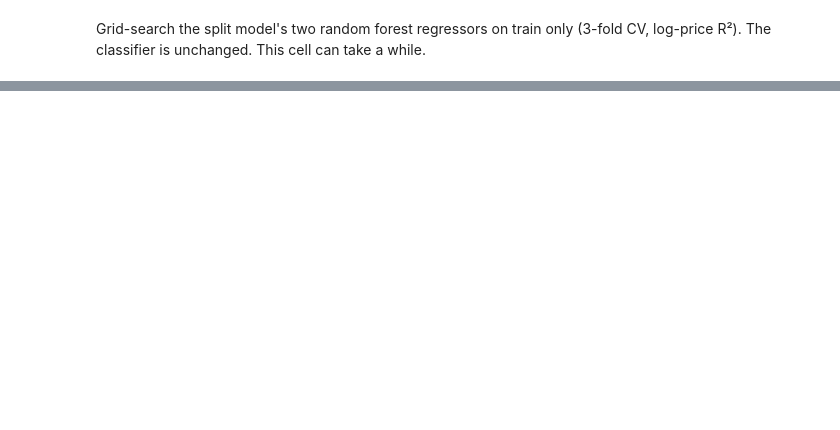
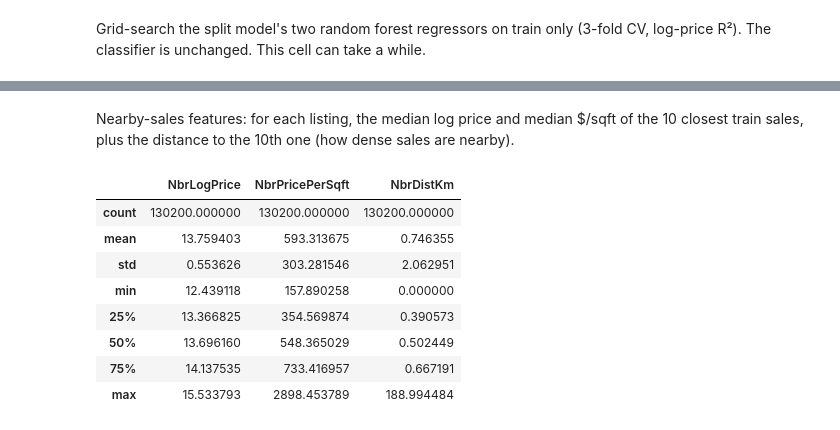
Before and after one commit to JustSahil-S/IDX-Exchange-Data-Science, a Jupyter notebook: 04_model_comparison.ipynb, the cells around one changed output, grey strips where cells are left out. Saved outputs shown, nothing was run; the diff lists cells and outputs as text; code cells hidden in the pictures; blank space fills up the shorter version.

```diff
--- a/04_model_comparison.ipynb
+++ b/04_model_comparison.ipynb
@@ -224,0 +483,43 @@ print("test R^2:", r2_score(y_test_te[high_test], y_pred_split[high_test]))
+# %% [markdown]
+Nearby-sales features: for each listing, the median log price and median $/sqft of the 10 closest train sales, plus the distance to the 10th one (how dense sales are nearby).
+# %%
+from sklearn.neighbors import BallTree
+
+K_NEIGHBORS = 10
+EARTH_RADIUS_KM = 6371
+
+valid_coords = (df_v2["Latitude"].between(32, 42.1) & df_v2["Longitude"].between(-124.5, -114)).values
+coords = np.radians(df_v2[["Latitude", "Longitude"]].values)
+train_rows = np.where(is_train & valid_coords)[0]
+query_rows = np.where(valid_coords)[0]
+
+tree = BallTree(coords[train_rows], metric="haversine")
+dist, ind = tree.query(coords[query_rows], k=K_NEIGHBORS + 1)
+
+self_match = train_rows[ind] == query_rows[:, None]
+keep = ~self_match
+keep[~self_match.any(axis=1), K_NEIGHBORS] = False
+ind = ind[keep].reshape(-1, K_NEIGHBORS)
+dist = dist[keep].reshape(-1, K_NEIGHBORS)
+
+nbr_log_price = np.log(price.values[train_rows])[ind]
+nbr_ppsf = price_per_sqft.values[train_rows][ind]
+
+nbr = pd.DataFrame(index=df_v2.index, columns=["NbrLogPrice", "NbrPricePerSqft", "NbrDistKm"], dtype=float)
+nbr.iloc[query_rows, 0] = np.median(nbr_log_price, axis=1)
+nbr.iloc[query_rows, 1] = np.nanmedian(nbr_ppsf, axis=1)
+nbr.iloc[query_rows, 2] = dist[:, -1] * EARTH_RADIUS_KM
+nbr = nbr.fillna(nbr[is_train].median())
+
+df_v2[nbr.columns] = nbr
+df_v2[nbr.columns].describe()
+# %% [output]
+|  | NbrLogPrice | NbrPricePerSqft | NbrDistKm |
+| count | 130200.000000 | 130200.000000 | 130200.000000 |
+| mean | 13.759403 | 593.313675 | 0.746355 |
+| std | 0.553626 | 303.281546 | 2.062951 |
+| min | 12.439118 | 157.890258 | 0.000000 |
+| 25% | 13.366825 | 354.569874 | 0.390573 |
+| 50% | 13.696160 | 548.365029 | 0.502449 |
+| 75% | 14.137535 | 733.416957 | 0.667191 |
+| max | 15.533793 | 2898.453789 | 188.994484 |
```
Also changed, not shown: parts of 17 cells of this notebook, 2 other files.
